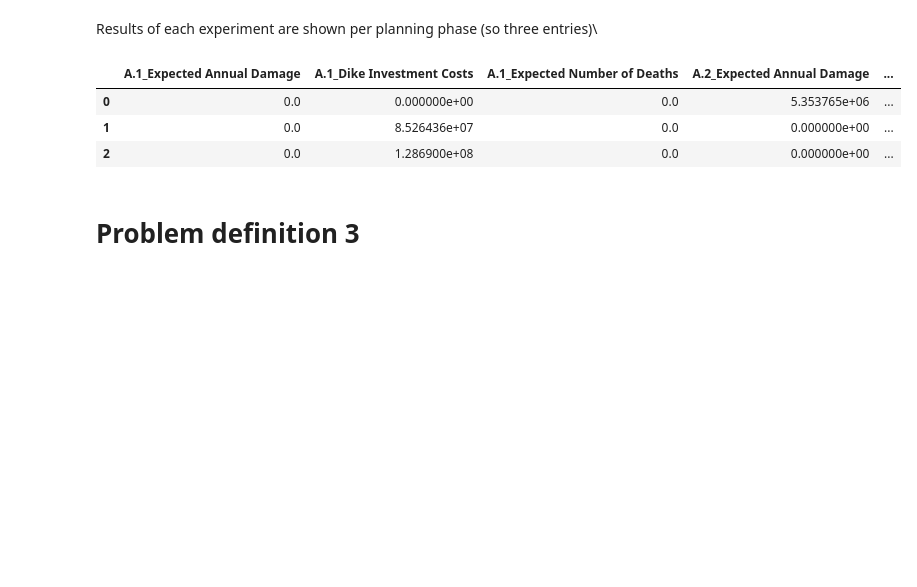
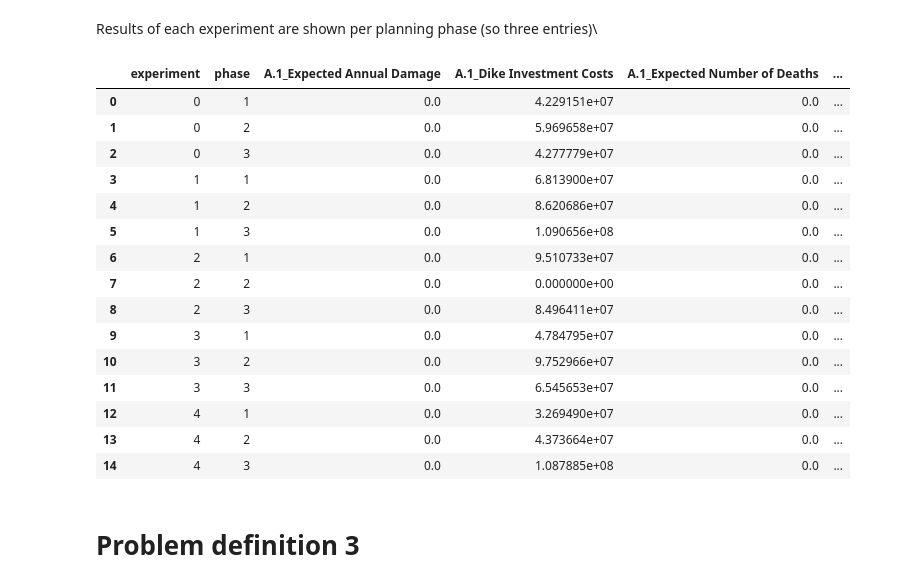
Before and after one commit to Thillenaar/EPA1361Model-based, a Jupyter notebook: final assignment/notebooks/results.ipynb, the cells around one changed output. Saved outputs shown, nothing was run; the diff lists cells and outputs as text; code cells hidden in the pictures; blank space fills up the shorter version.

Commit message:
all .csv exports are compact now (so outcomes from different experiments are combined into one .csv)

```diff
--- a/final assignment/notebooks/results.ipynb
+++ b/final assignment/notebooks/results.ipynb
@@ -45,13 +45,25 @@ Name: 2_RfR 1, dtype: int64
 # %% [markdown]
 Results of each experiment are shown per planning phase (so three entries)\
 # %%
-outcome_0 = pd.read_csv(data+'5_outcome_0.csv', index_col=0)
-outcome_0
+outcomes = pd.read_csv(data+'5_outcomes.csv', index_col=0)
+outcomes
 # %% [output]
-|  | A.1_Expected Annual Damage | A.1_Dike Investment Costs | A.1_Expected Number of Deaths | A.2_Expected Annual Damage | ... |
-| 0 | 0.0 | 0.000000e+00 | 0.0 | 5.353765e+06 | ... |
-| 1 | 0.0 | 8.526436e+07 | 0.0 | 0.000000e+00 | ... |
-| 2 | 0.0 | 1.286900e+08 | 0.0 | 0.000000e+00 | ... |
+|  | experiment | phase | A.1_Expected Annual Damage | A.1_Dike Investment Costs | A.1_Expected Number of Deaths | ... |
+| 0 | 0 | 1 | 0.0 | 4.229151e+07 | 0.0 | ... |
+| 1 | 0 | 2 | 0.0 | 5.969658e+07 | 0.0 | ... |
+| 2 | 0 | 3 | 0.0 | 4.277779e+07 | 0.0 | ... |
+| 3 | 1 | 1 | 0.0 | 6.813900e+07 | 0.0 | ... |
+| 4 | 1 | 2 | 0.0 | 8.620686e+07 | 0.0 | ... |
+| 5 | 1 | 3 | 0.0 | 1.090656e+08 | 0.0 | ... |
+| 6 | 2 | 1 | 0.0 | 9.510733e+07 | 0.0 | ... |
+| 7 | 2 | 2 | 0.0 | 0.000000e+00 | 0.0 | ... |
+| 8 | 2 | 3 | 0.0 | 8.496411e+07 | 0.0 | ... |
+| 9 | 3 | 1 | 0.0 | 4.784795e+07 | 0.0 | ... |
+| 10 | 3 | 2 | 0.0 | 9.752966e+07 | 0.0 | ... |
+| 11 | 3 | 3 | 0.0 | 6.545653e+07 | 0.0 | ... |
+| 12 | 4 | 1 | 0.0 | 3.269490e+07 | 0.0 | ... |
+| 13 | 4 | 2 | 0.0 | 4.373664e+07 | 0.0 | ... |
+| 14 | 4 | 3 | 0.0 | 1.087885e+08 | 0.0 | ... |
 # %% [markdown]
 # Problem definition 3
 # %%
```
Also changed, not shown: parts of 3 cells of this notebook, 1 other file.
